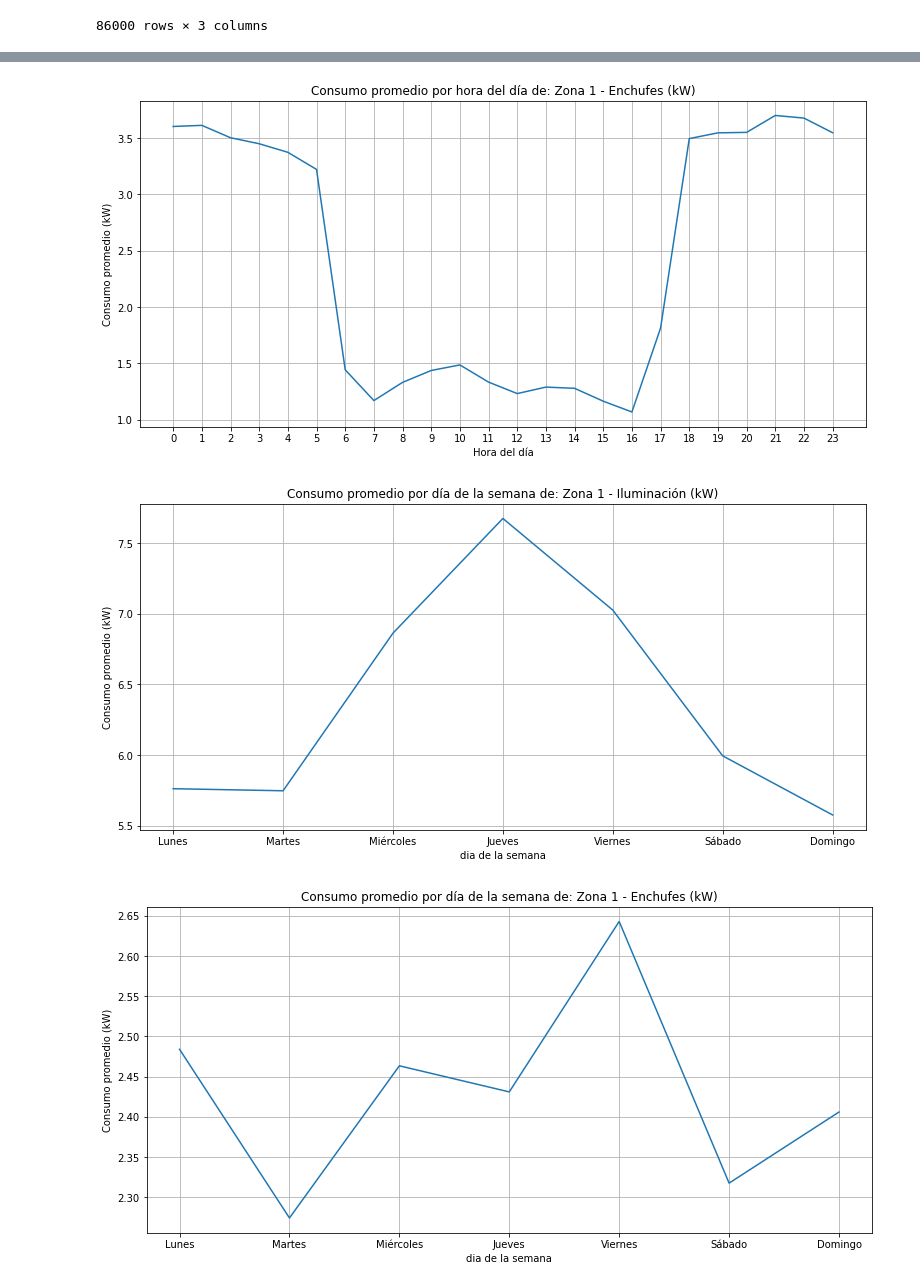
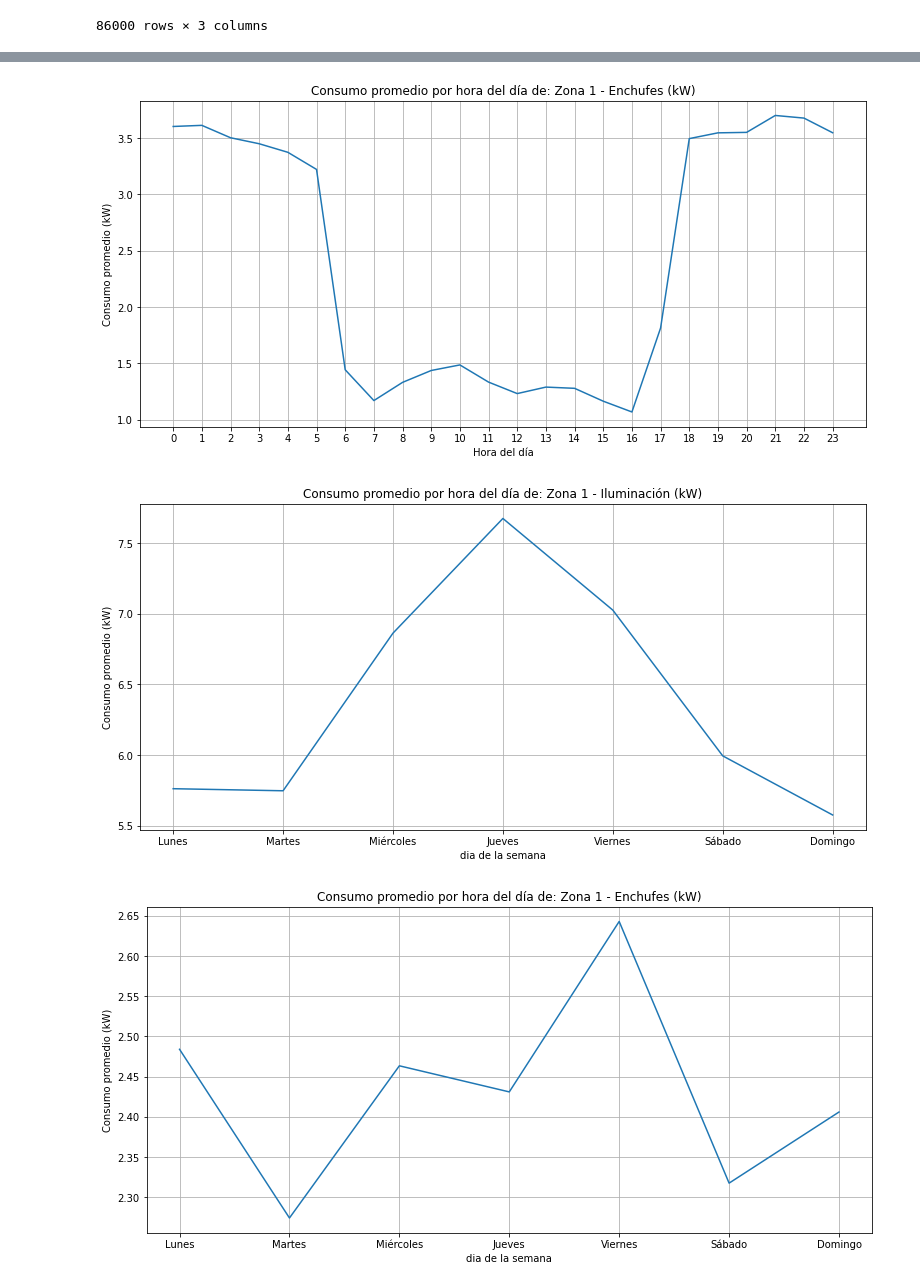
Before and after one commit to DarkSpartan345/Ciencia-de-datos-Energeticos, a Jupyter notebook: Untitled.ipynb, the cells around one changed output, grey strips where cells are left out. Cells and saved outputs as stored; diff of their text form; code cells hidden in the pictures.

```diff
--- a/Untitled.ipynb
+++ b/Untitled.ipynb
@@ -118,4 +112,5 @@ Index(['Zona 1 - Iluminación (kW)', 'Zona 1 - Enchufes (kW)'], dtype='object')
 # %%
+#Funciones de graficacion
 import matplotlib.pyplot as plt
 def Plotting(Z,title,xlabel,ylabel,xticks,Xlabels):
     for name in Z.columns[0::]:
@@ -127,26 +122,28 @@ def Plotting(Z,title,xlabel,ylabel,xticks,Xlabels):
         plt.xticks(ticks=xticks,labels=Xlabels)
         plt.show()
 
-def MainPlotting(Z,flag=True):
+def MainPlotting(Z,titles,ylabel,flag=True):
 
     MeanHourZ=Z[0]
     MeanDayofWeekZ=Z[1]
 
     dias = ['Lunes', 'Martes', 'Miércoles', 'Jueves', 'Viernes', 'Sábado', 'Domingo']
-    Plotting(MeanHourZ,'Consumo promedio por hora del día de:','Hora del día','Consumo promedio (kW)',range(0,24),range(0,24))
-    Plotting(MeanDayofWeekZ,'Consumo promedio por día de la semana de:','dia de la semana','Consumo promedio (kW)',range(0,7),dias)
+    Plotting(MeanHourZ,titles[0],'Hora del día',ylabel,range(0,24),range(0,24))
+    Plotting(MeanDayofWeekZ,titles[0],'dia de la semana',ylabel,range(0,7),dias)
     if flag:
         meses = ['Enero', 'Febrero', 'Marzo', 'Abril', 'Mayo', 'Junio',
          'Julio', 'Agosto', 'Septiembre', 'Octubre', 'Noviembre', 'Diciembre']
         MeanMouthZ=Z[2]
         Plotting(MeanMouthZ,'Consumo promedio por mes del año de:','mes del año','Consumo promedio (kW)',range(1,13),meses)
 # %%
-MainPlotting(MeanZ1)
+titles=["Consumo promedio por hora del día de:","Consumo promedio por día de la semana de:"]
+ylabel='Consumo promedio (kW)'
+MainPlotting(MeanZ1,titles,ylabel)
 # %% [output]
 [figure]
 [figure]
-[figure, old version]
+[figure, new version]
-[figure, old version]
+[figure, new version]
 [figure]
 [figure]
 # %%
```
Also changed, not shown: parts of 19 cells of this notebook.
